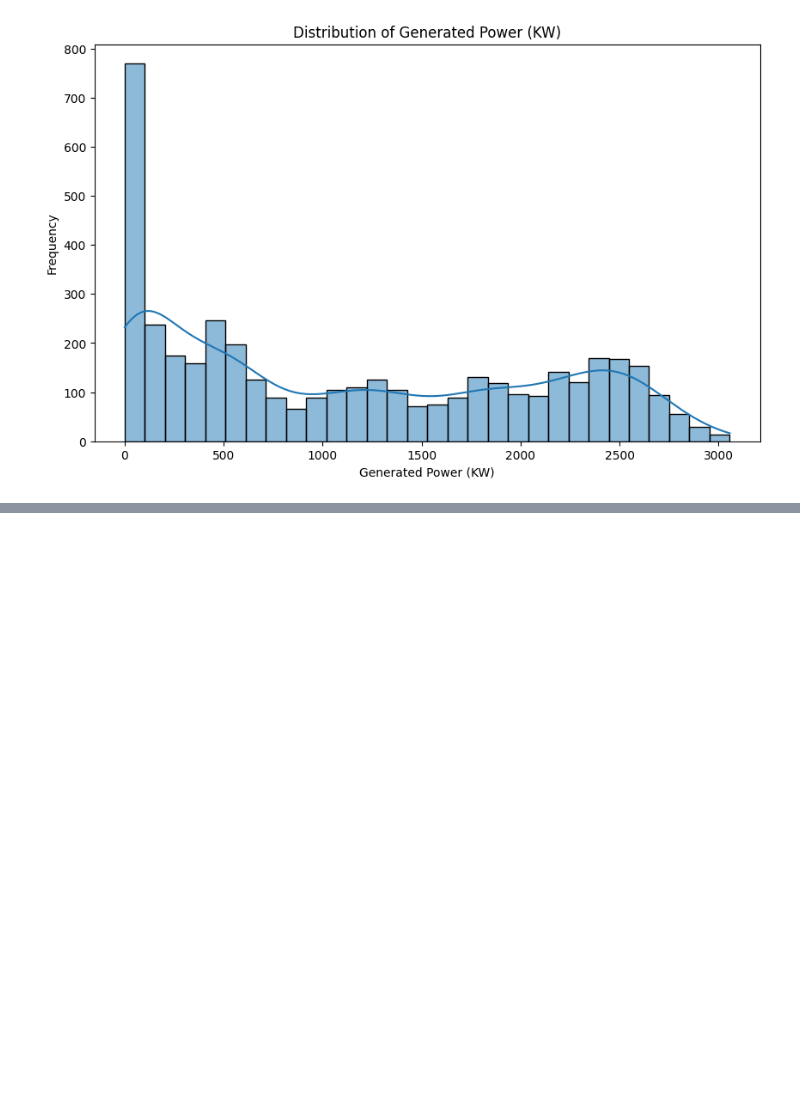
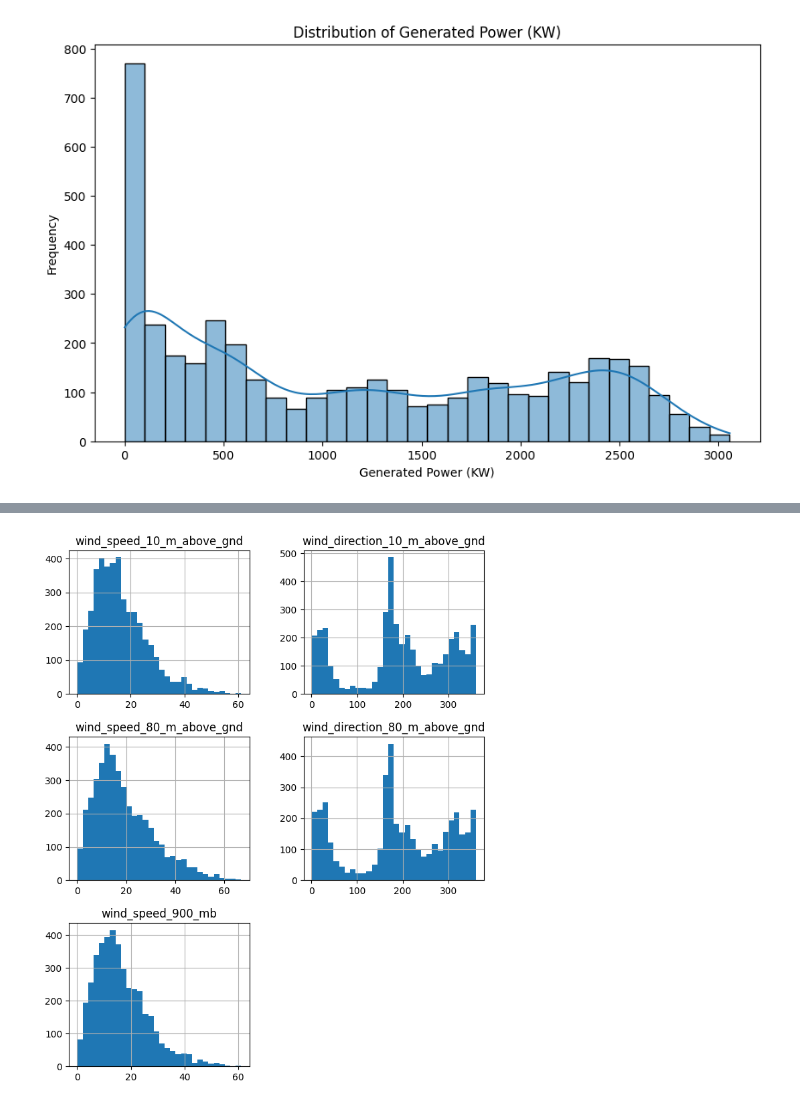
Before and after one commit to bhanushankarseethini/Enter-Week-1, a Jupyter notebook: solarpower.ipynb, the cells around one changed output, grey strips where cells are left out. Saved outputs shown, nothing was run; the diff lists cells and outputs as text; code cells hidden in the pictures; blank space fills up the shorter version.

```diff
--- a/solarpower.ipynb
+++ b/solarpower.ipynb
@@ -272,0 +252,5 @@ plt.show()
+# %%
+df[df.columns[10:15]].hist(bins=30, figsize=(8,10))
+plt.show()
+# %% [output]
+[figure, added]
```
Also changed, not shown: parts of 20 cells of this notebook.
